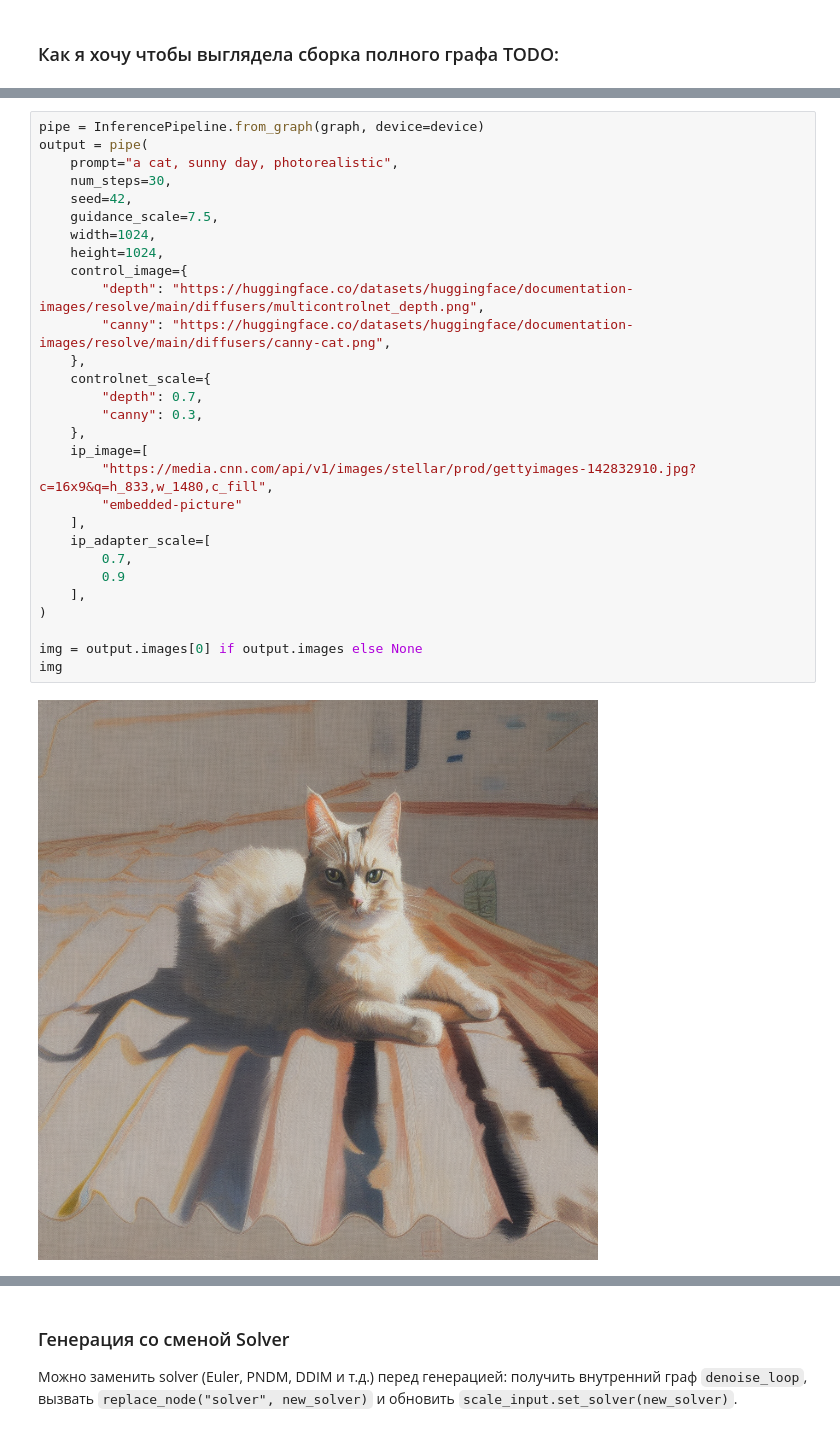
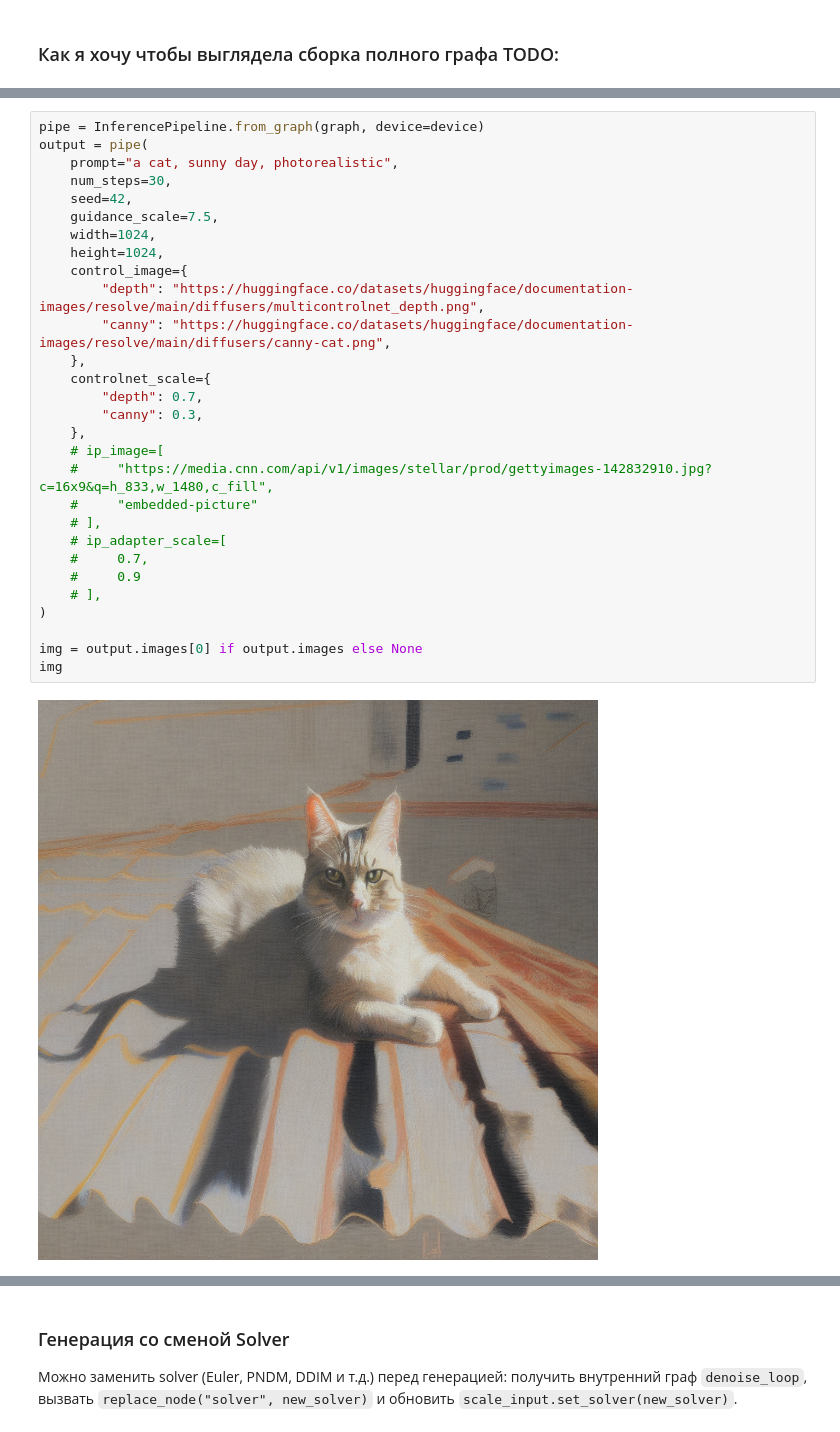
Before and after one commit to GrafikXxxxxxxYyyyyyyyyyy/YggDrasil, a Jupyter notebook: examples/images/sdxl/generation_guide.ipynb, the cells around one changed output, grey strips where cells are left out. Cells and saved outputs as stored; diff of their text form.

```diff
--- a/examples/images/sdxl/generation_guide.ipynb
+++ b/examples/images/sdxl/generation_guide.ipynb
@@ -74,34 +74,34 @@ Loading pipeline weights in parallel (one-time)...
 # %%
 pipe = InferencePipeline.from_graph(graph, device=device)
 output = pipe(
     prompt="a cat, sunny day, photorealistic",
     num_steps=30,
     seed=42,
     guidance_scale=7.5,
     width=1024,
     height=1024,
     control_image={
         "depth": "https://huggingface.co/datasets/huggingface/documentation-images/resolve/main/diffusers/multicontrolnet_depth.png",
         "canny": "https://huggingface.co/datasets/huggingface/documentation-images/resolve/main/diffusers/canny-cat.png",
     },
     controlnet_scale={
         "depth": 0.7,
         "canny": 0.3,
     },
-    ip_image=[
-        "https://media.cnn.com/api/v1/images/stellar/prod/gettyimages-142832910.jpg?c=16x9&q=h_833,w_1480,c_fill",
-        "embedded-picture"
-    ],
-    ip_adapter_scale=[
-        0.7,
-        0.9
-    ],
+    # ip_image=[
+    #     "https://media.cnn.com/api/v1/images/stellar/prod/gettyimages-142832910.jpg?c=16x9&q=h_833,w_1480,c_fill",
+    #     "embedded-picture"
+    # ],
+    # ip_adapter_scale=[
+    #     0.7,
+    #     0.9
+    # ],
 )
 
 img = output.images[0] if output.images else None
 img
 # %% [output]
-[figure, old version]
+[figure, new version]
 # %% [markdown]
 <!-- ---
 ## Conclusion & ControlNet notes
```
Also changed, not shown: parts of 1 cell of this notebook, 46 other files.
